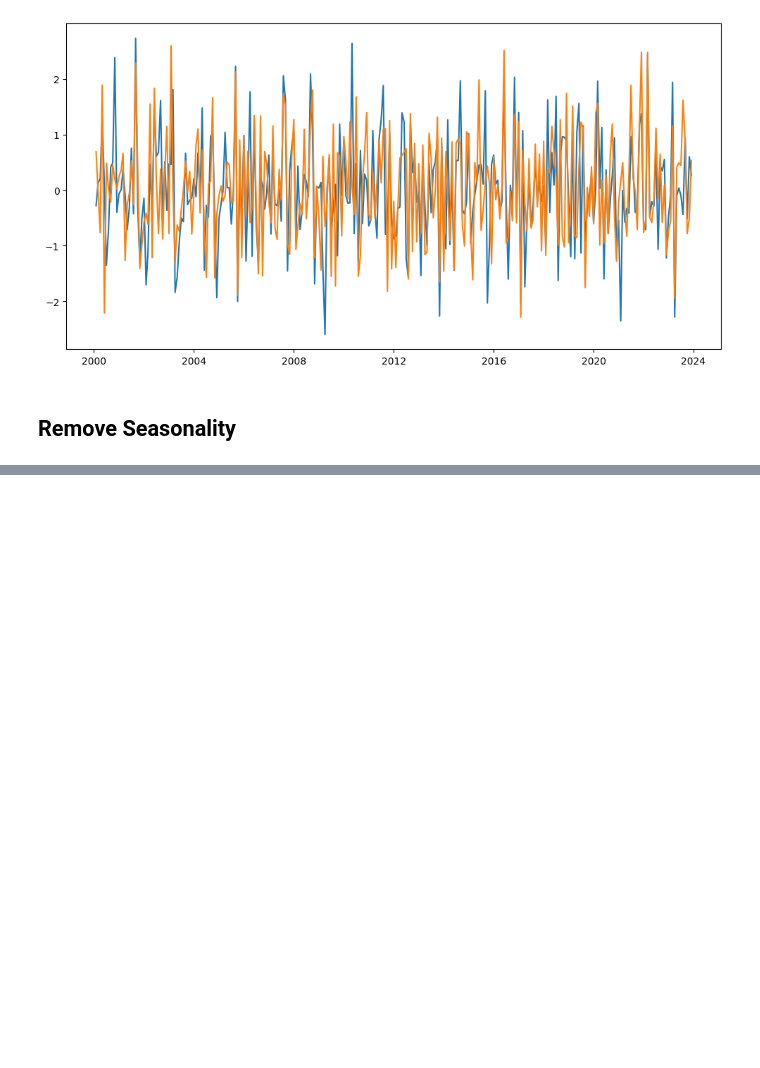
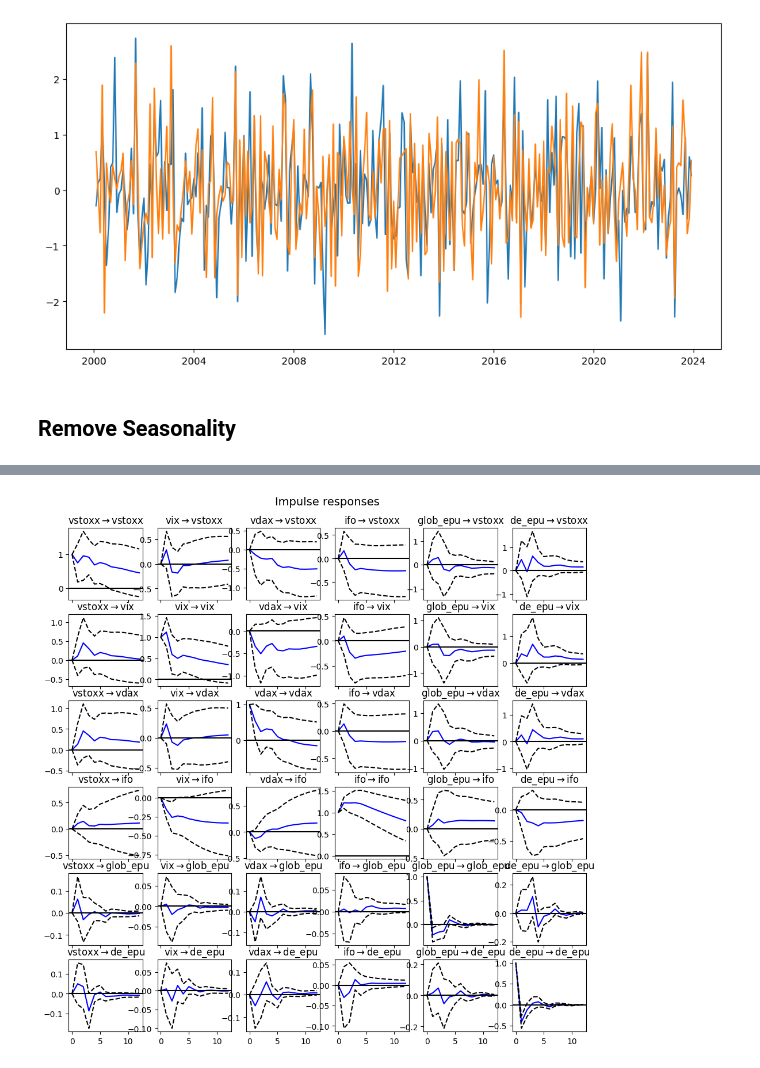
Before and after one commit to Joshi-77/BA-VAR, a Jupyter notebook: main.ipynb, the cells around one changed output, grey strips where cells are left out. Drawn from its saved outputs; the diff is of its cells as text; code cells hidden in the pictures; blank space fills up the shorter version.

```diff
--- a/main.ipynb
+++ b/main.ipynb
@@ -203,0 +313,31 @@ plt.plot(series_de_epu_norm_trendremoved)
+# %%
+from statsmodels.tsa.api import VAR
+
+
+df = pd.DataFrame({
+    'vstoxx': series_vstoxx,
+    'vix': series_vix,
+    'vdax': series_vdax,
+    'ifo': series_ifo,
+    'glob_epu': series_global_epu_norm_trendremoved_seas,
+    'de_epu': series_de_epu_norm_trendremoved_seas
+})
+
+# remove dataframe NaN Rows
+df = df.dropna()
+
+model = VAR(df)
+
+for i in [1,2,3,4,5,6,7,8,9]:
+    result = model.fit(i)
+    print('Lag Order =', i)
+    print('AIC : ', result.aic)
+    print('BIC : ', result.bic)
+    print('FPE : ', result.fpe)
+    print('HQIC: ', result.hqic, '\n')
+
+x = model.select_order(3)
+print(x.summary())
+
+results = model.fit(maxlags=3, ic='aic')
+irf = results.irf(12)
@@ -203,0 +362,4 @@ plt.plot(series_de_epu_norm_trendremoved)
+# %%
+irf.plot(orth=False).get_figure().savefig('irf.png')
+# %% [output]
+[figure, added]
```
Also changed, not shown: parts of 24 cells of this notebook, 6 other files.
